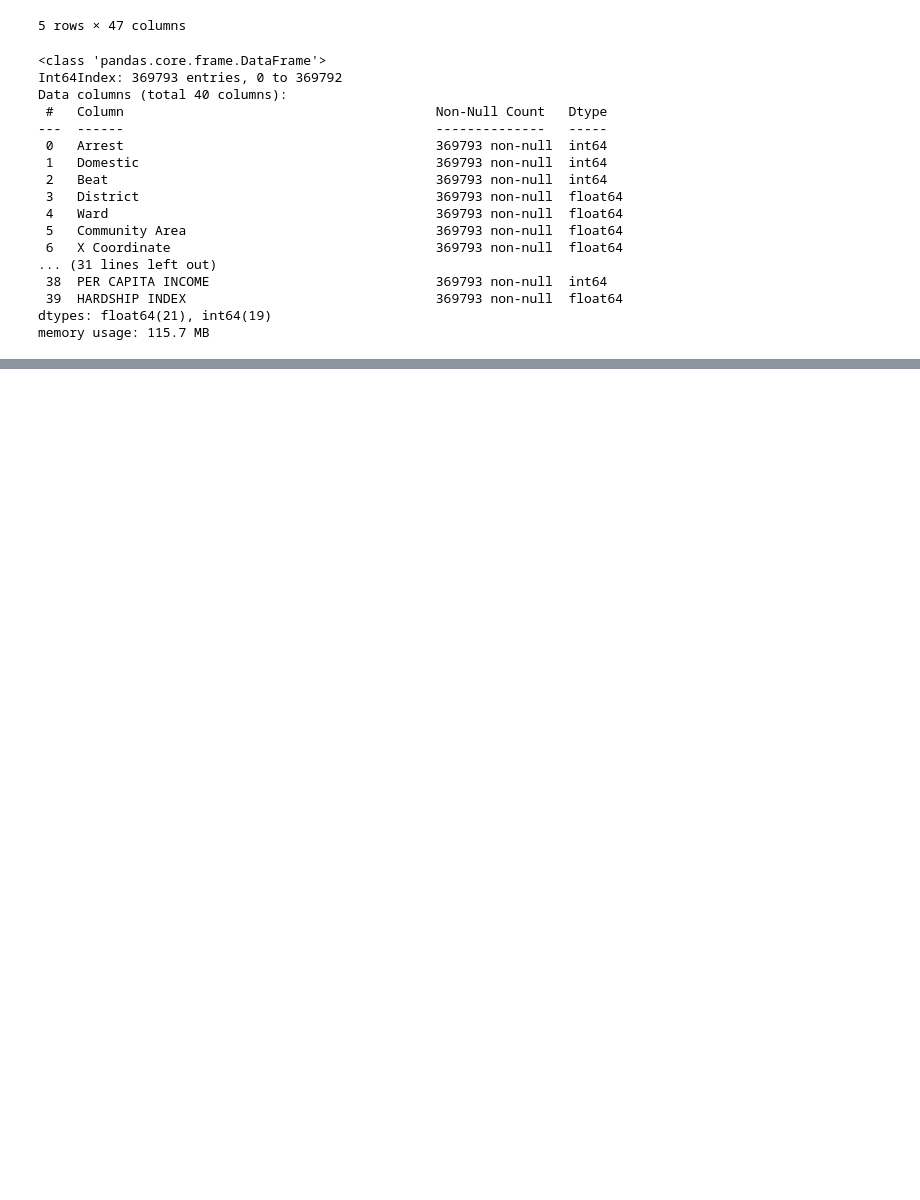
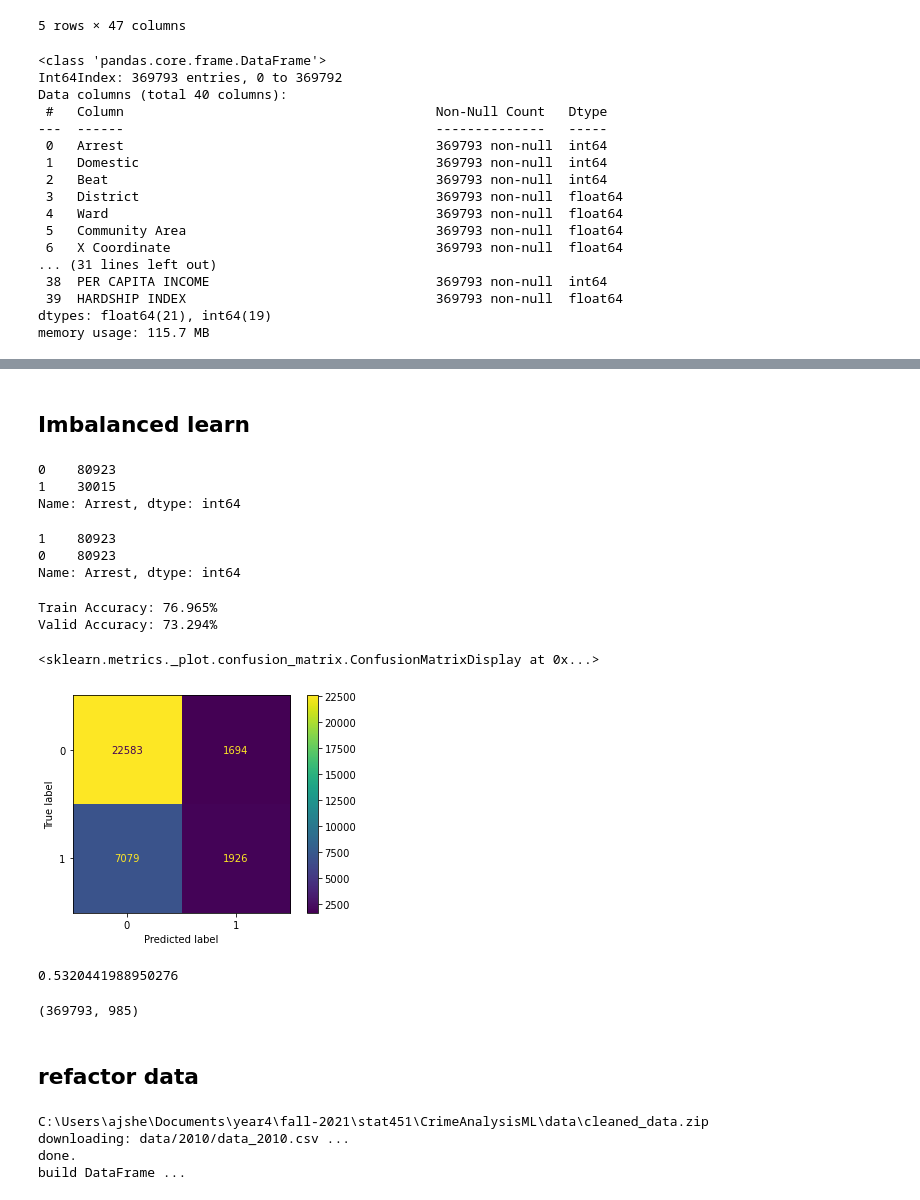
Before and after one commit to ajshedivy/CrimeAnalysisML, a Jupyter notebook: model_building.ipynb, the cells around one changed output, grey strips where cells are left out. Cells and saved outputs as stored; diff of their text form; code cells hidden in the pictures; blank space fills up the shorter version.

Commit message:
add changes from build models

```diff
--- a/model_building.ipynb
+++ b/model_building.ipynb
@@ -254,0 +252,2 @@ precision_score(y_test, y_pred)
+# %% [markdown]
+## Imbalanced learn
@@ -254,0 +257,6 @@ precision_score(y_test, y_pred)
+# %%
+X['Arrest'].value_counts()
+# %% [output]
+0    80923
+1    30015
+Name: Arrest, dtype: int64
@@ -254,0 +266,36 @@ precision_score(y_test, y_pred)
+# %%
+_X['Arrest'].value_counts()
+# %% [output]
+1    80923
+0    80923
+Name: Arrest, dtype: int64
+# %%
+X, y = sample, sample['Arrest']
+X_train, X_test, y_train, y_test = train_test_split(X, y,
+                                                    test_size=0.3,
+                                                    random_state=123,
+                                                    shuffle=True,
+                                                   stratify=y)
+# %%
+knn = KNeighborsClassifier(n_neighbors=10)
+knn.fit(X_train_sub.values, y_train_sub.values)
+print(f"Train Accuracy: {knn.score(X_train_sub.values, y_train_sub.values)*100:0.3f}%")
+print(f"Valid Accuracy: {knn.score(X_valid.values, y_valid.values)*100:0.3f}%")
+# %% [output]
+Train Accuracy: 76.965%
+Valid Accuracy: 73.294%
+# %%
+y_pred = knn.predict(X_test.values)
+ConfusionMatrixDisplay.from_predictions(y_test, y_pred)
+# %% [output]
+<sklearn.metrics._plot.confusion_matrix.ConfusionMatrixDisplay at 0x...>
+[figure, added]
+# %%
+precision_score(y_test, y_pred)
+# %% [output]
+0.5320441988950276
+# %%
+one_hot_re = one_hot_encode(df, cat_features)
+one_hot_re.shape
+# %% [output]
+(369793, 985)
@@ -254,0 +311,30 @@ precision_score(y_test, y_pred)
+# %% [markdown]
+## refactor data
+# %%
+cleaned_data = 'cleaned_data.zip'
+ds = DataSet(cleaned_data)
+data = ds.load_subset(['2010'])
+df = data.apply(pd.to_numeric, errors = 'ignore')
+
+root_dir = os.getcwd()
+com_data = os.path.join(root_dir, 'data', 'Per_Capita_Income.csv')
+com_df = pd.read_csv(com_data)
+com_df = com_df.apply(pd.to_numeric, errors='ignore')
+
+com_df.fillna(0)
+com_df = com_df.rename(columns={'Community Area Number': 'Community Area'})
+df = df[df['Community Area'] != 0]
+df = df.merge(com_df, how='left', on='Community Area')
+
+df.drop(['Block'], axis=1, inplace=True)
+df.drop(['Description'], axis=1, inplace=True)
+df.drop(['Location Description'], axis=1, inplace=True)
+df.drop(['Updated On'], axis=1, inplace=True)
+df.drop(['Location'], axis=1, inplace=True)
+df.drop(['COMMUNITY AREA NAME'], axis=1, inplace=True)
+df.drop(['Year'], axis=1, inplace=True)
+# %% [output]
+C:\Users\ajshe\Documents\year4\fall-2021\stat451\CrimeAnalysisML\data\cleaned_data.zip
+downloading: data/2010/data_2010.csv ...
+done.
+build DataFrame ...
```
Also changed, not shown: parts of 47 cells of this notebook, 1 other file.
